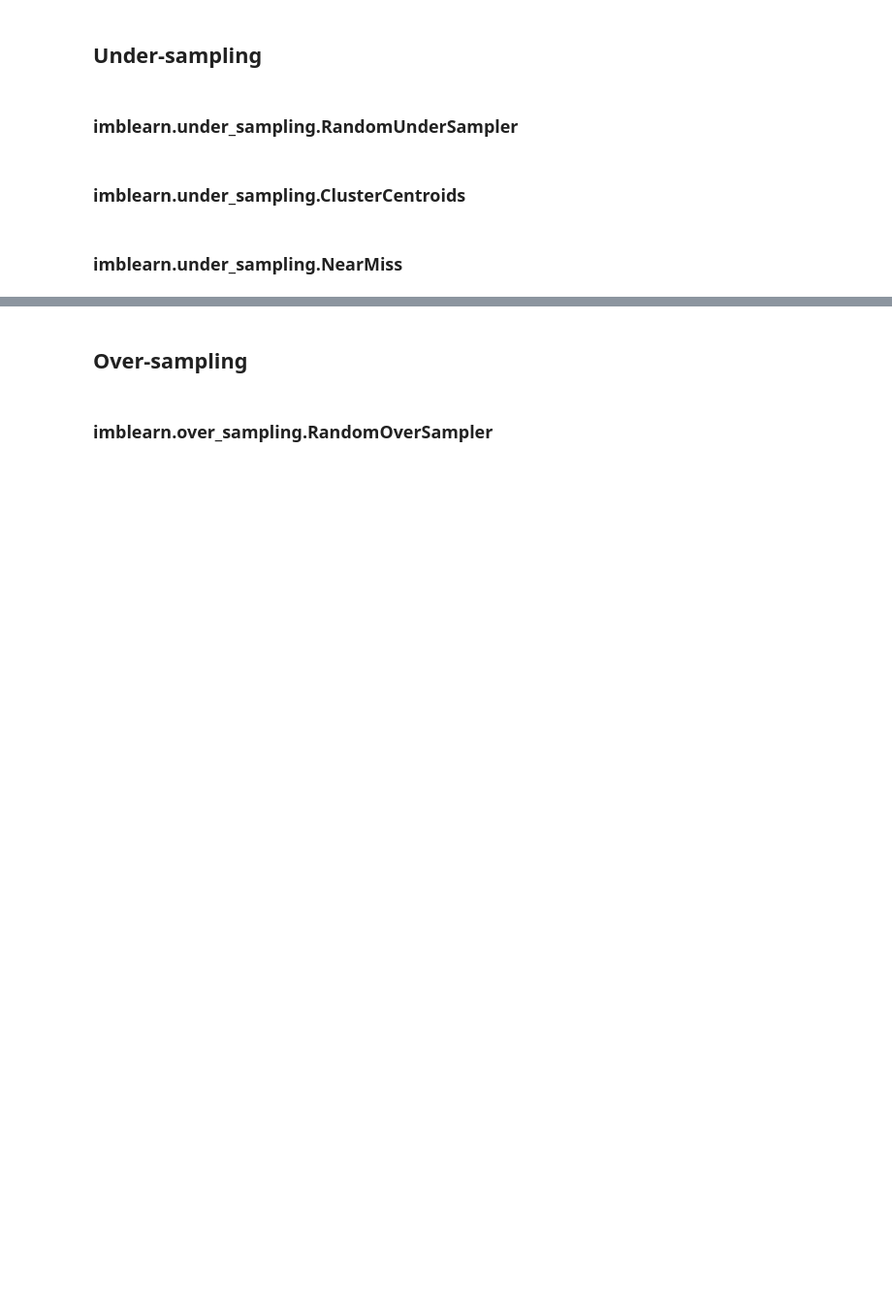
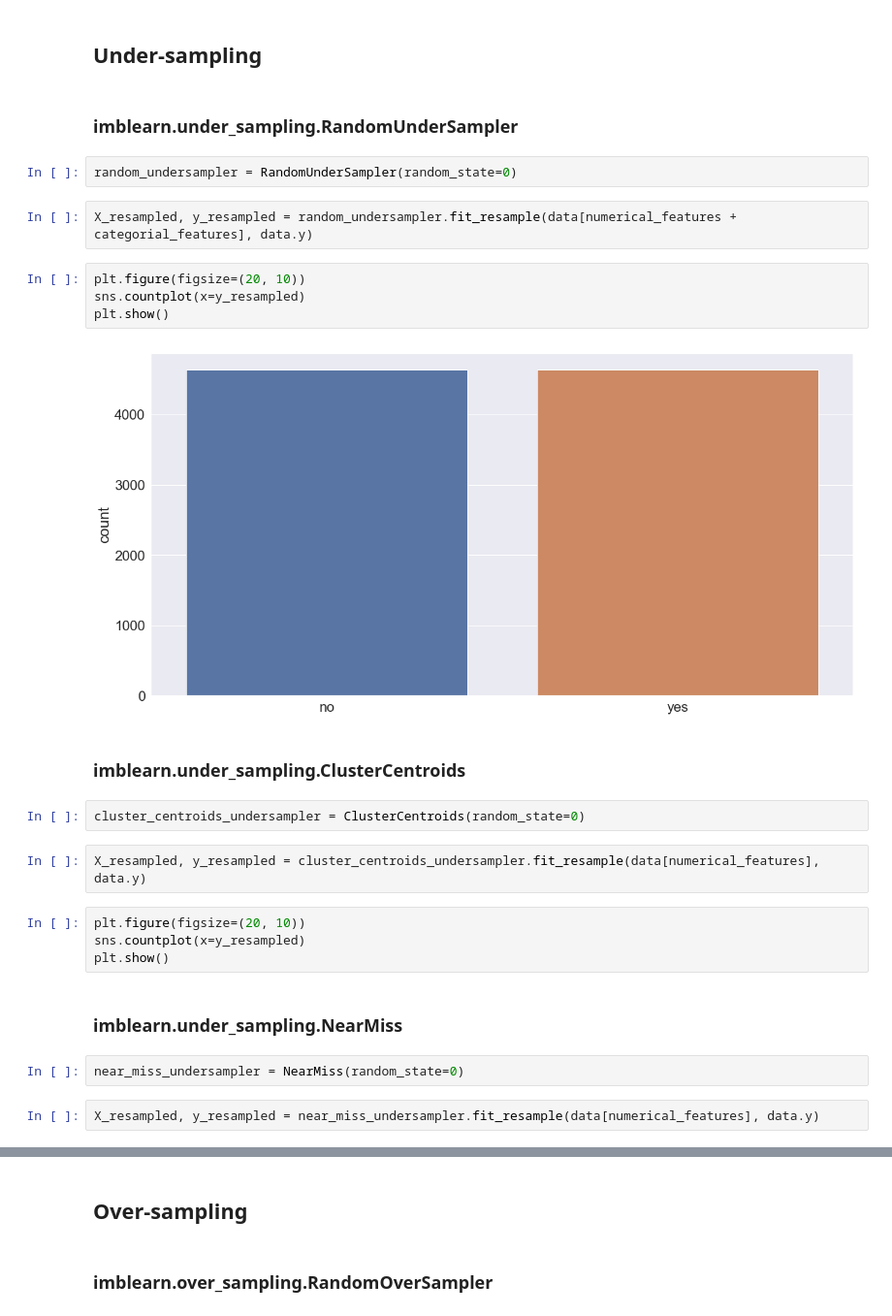
Before and after one commit to IooHooI/DATA_PREPARATION, a Jupyter notebook: notebooks/FEATURE_PROCESSING.ipynb, the cells around one changed output, grey strips where cells are left out. Shown at 97% size. Saved outputs shown, nothing was run; the diff lists cells and outputs as text; blank space fills up the shorter version.

```diff
--- a/notebooks/FEATURE_PROCESSING.ipynb
+++ b/notebooks/FEATURE_PROCESSING.ipynb
@@ -957,7 +966,29 @@ array([['telephone', 'mon', 'no', ..., 'married', 'unknown',
 ## Under-sampling
 # %% [markdown]
 ### imblearn.under_sampling.RandomUnderSampler
+# %%
+random_undersampler = RandomUnderSampler(random_state=0)
+# %%
+X_resampled, y_resampled = random_undersampler.fit_resample(data[numerical_features + categorial_features], data.y)
+# %%
+plt.figure(figsize=(20, 10))
+sns.countplot(x=y_resampled)
+plt.show()
+# %% [output]
+[figure, added]
 # %% [markdown]
 ### imblearn.under_sampling.ClusterCentroids
+# %%
+cluster_centroids_undersampler = ClusterCentroids(random_state=0)
+# %%
+X_resampled, y_resampled = cluster_centroids_undersampler.fit_resample(data[numerical_features], data.y)
+# %%
+plt.figure(figsize=(20, 10))
+sns.countplot(x=y_resampled)
+plt.show()
 # %% [markdown]
 ### imblearn.under_sampling.NearMiss
+# %%
+near_miss_undersampler = NearMiss(random_state=0)
+# %%
+X_resampled, y_resampled = near_miss_undersampler.fit_resample(data[numerical_features], data.y)
```
Also changed, not shown: parts of 12 cells of this notebook.
